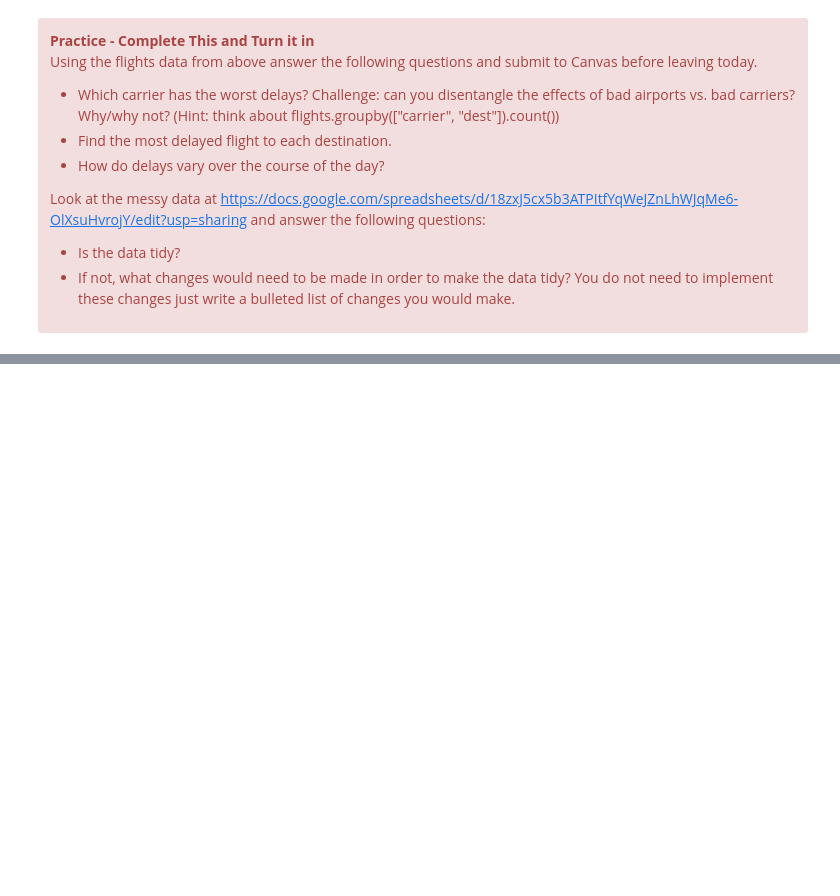
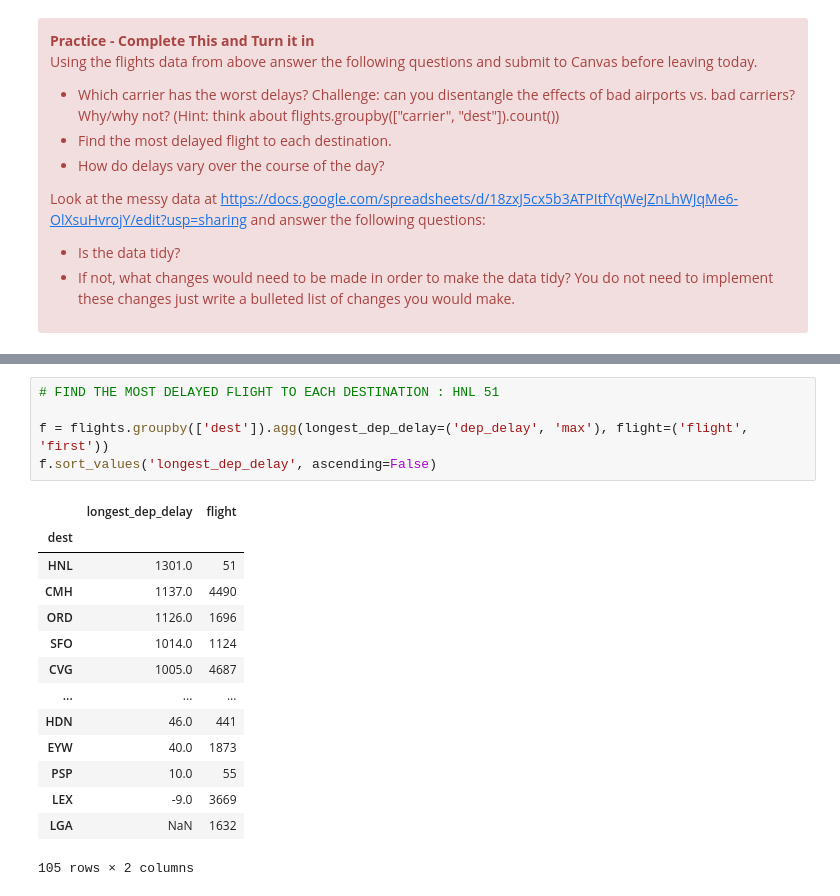
Before and after one commit to jivanb7/edaprojects, a Jupyter notebook: notes/notebook_3_tidy_data_and_other_manipulations.ipynb, the cells around one changed output, grey strips where cells are left out. Saved outputs shown, nothing was run; the diff lists cells and outputs as text; blank space fills up the shorter version.

```diff
--- a/notes/notebook_3_tidy_data_and_other_manipulations.ipynb
+++ b/notes/notebook_3_tidy_data_and_other_manipulations.ipynb
@@ -228,0 +493,20 @@ Look at the messy data at <href> https://docs.google.com/spreadsheets/d/18zxJ5cx
+# %%
+# FIND THE MOST DELAYED FLIGHT TO EACH DESTINATION : HNL 51
+
+f = flights.groupby(['dest']).agg(longest_dep_delay=('dep_delay', 'max'), flight=('flight', 'first'))
+f.sort_values('longest_dep_delay', ascending=False)
+# %% [output]
+|  | longest_dep_delay | flight |
+| dest |  |  |
+| HNL | 1301.0 | 51 |
+| CMH | 1137.0 | 4490 |
+| ORD | 1126.0 | 1696 |
+| SFO | 1014.0 | 1124 |
+| CVG | 1005.0 | 4687 |
+| ... | ... | ... |
+| HDN | 46.0 | 441 |
+| EYW | 40.0 | 1873 |
+| PSP | 10.0 | 55 |
+| LEX | -9.0 | 3669 |
+| LGA | NaN | 1632 |
+105 rows × 2 columns
```
Also changed, not shown: parts of 28 cells of this notebook, 3 other files.
